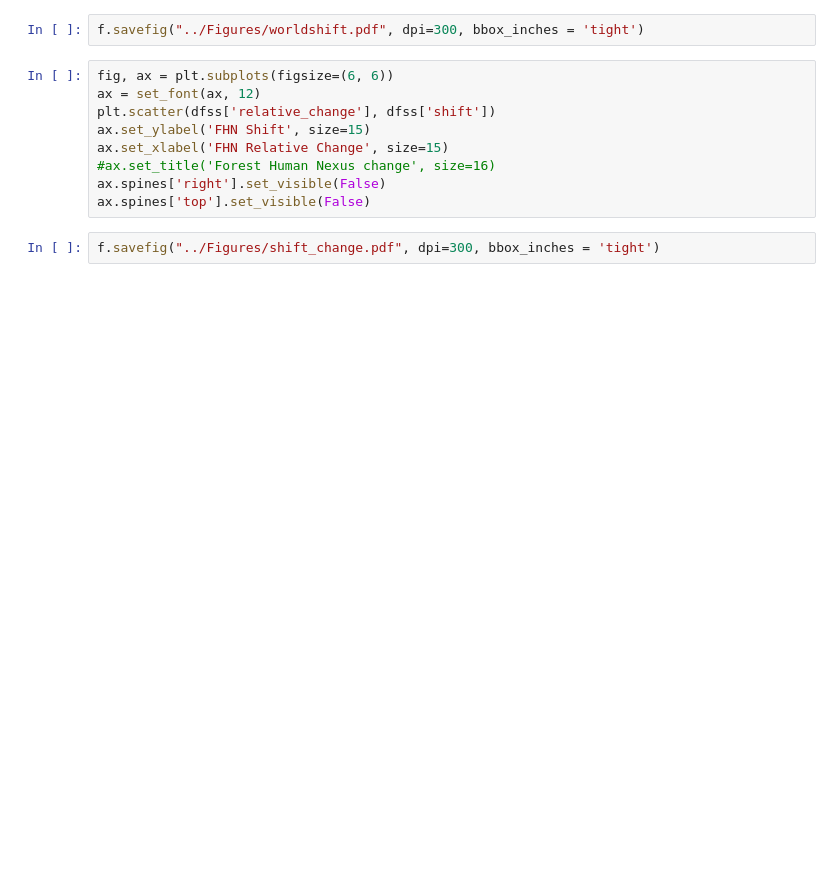
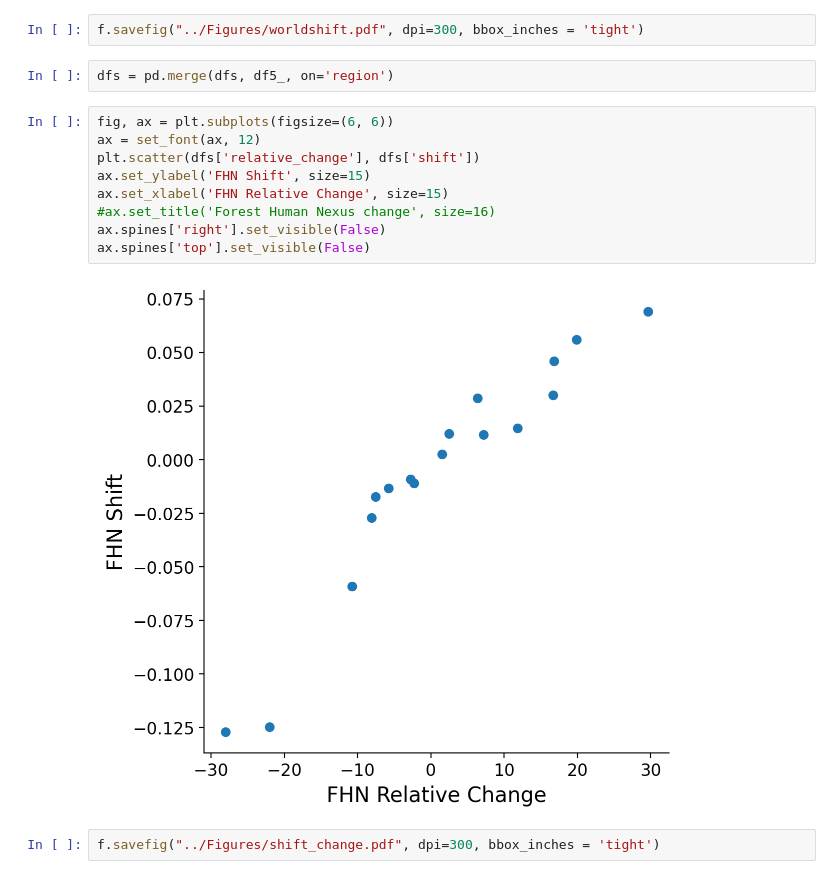
Before and after one commit to emanuelemassaro/Forest_Human_Nexus, a Jupyter notebook: Notebooks/shift_analysis.ipynb, the cells around one changed output. Saved outputs shown, nothing was run; the diff lists cells and outputs as text; blank space fills up the shorter version.

```diff
--- a/Notebooks/shift_analysis.ipynb
+++ b/Notebooks/shift_analysis.ipynb
@@ -334,13 +359,17 @@ ax.legend(handles=patches, bbox_to_anchor=(1.05, 1), loc='upper left', borderaxe
 # %%
 f.savefig("../Figures/worldshift.pdf", dpi=300, bbox_inches = 'tight')
+# %%
+dfs = pd.merge(dfs, df5_, on='region')
 # %%
 fig, ax = plt.subplots(figsize=(6, 6))
 ax = set_font(ax, 12)
-plt.scatter(dfss['relative_change'], dfss['shift'])
+plt.scatter(dfs['relative_change'], dfs['shift'])
 ax.set_ylabel('FHN Shift', size=15)
 ax.set_xlabel('FHN Relative Change', size=15)
 #ax.set_title('Forest Human Nexus change', size=16)
 ax.spines['right'].set_visible(False)
 ax.spines['top'].set_visible(False)
+# %% [output]
+[figure, added]
 # %%
 f.savefig("../Figures/shift_change.pdf", dpi=300, bbox_inches = 'tight')
```
Also changed, not shown: parts of 8 cells of this notebook, 9 other files.
